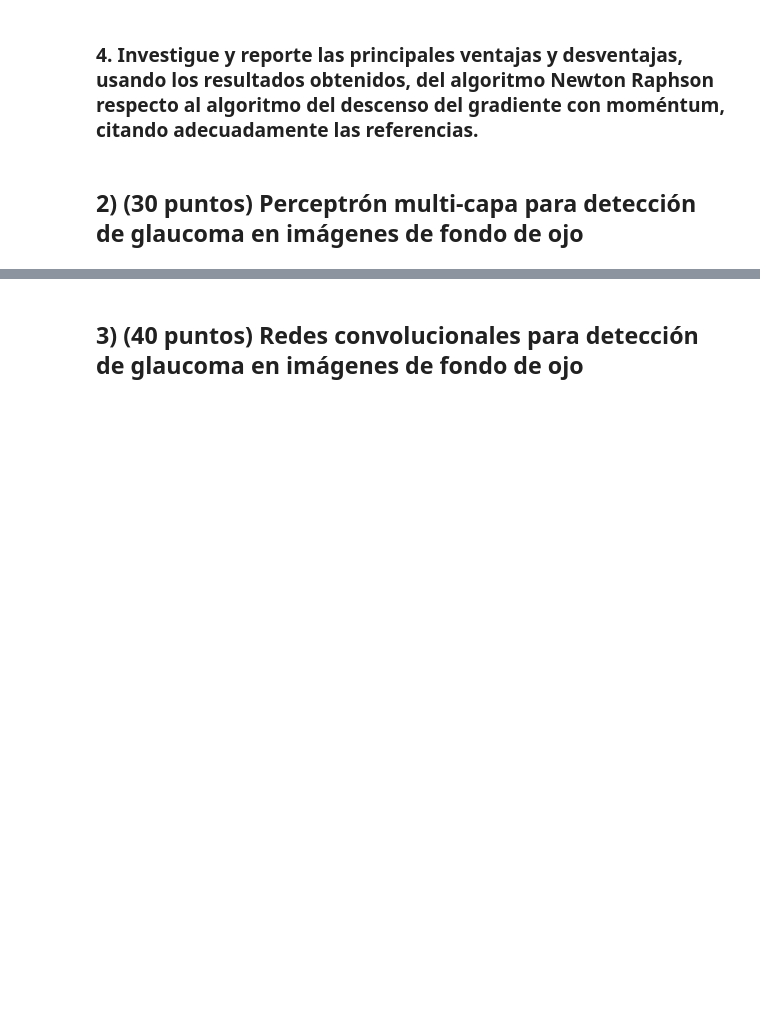
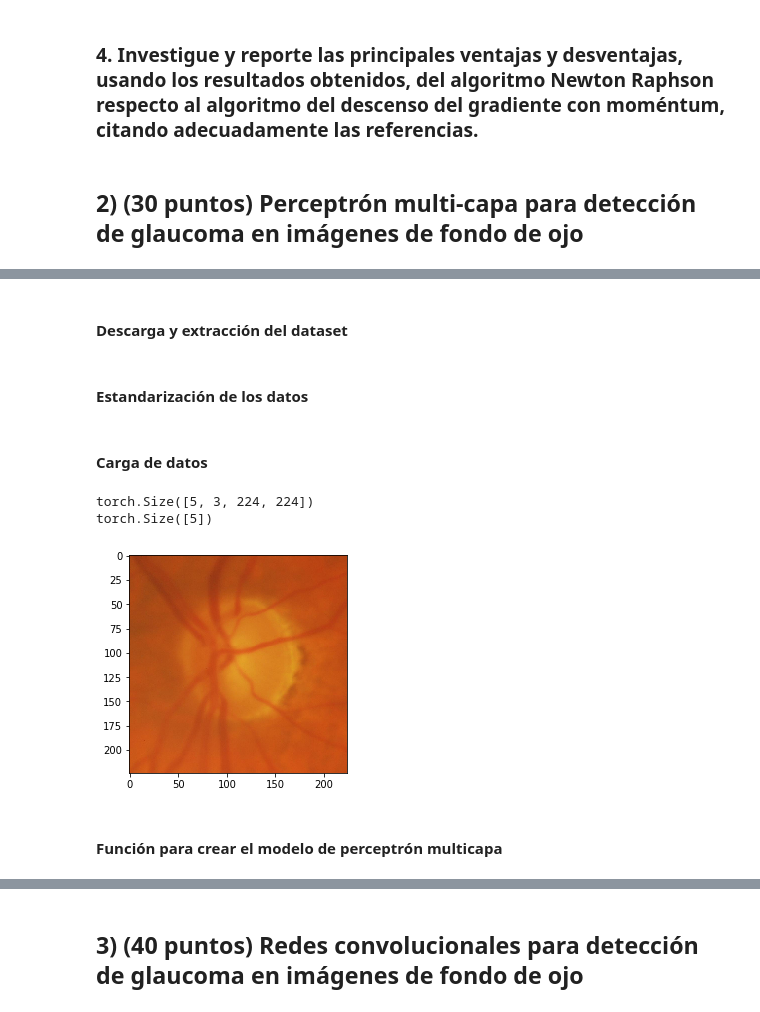
Before and after one commit to evillag/TEC_DL_II-2022, a Jupyter notebook: TP1/TP1_IBVOEV.ipynb, the cells around one changed output, grey strips where cells are left out. Cells and saved outputs as stored; diff of their text form; code cells hidden in the pictures; blank space fills up the shorter version.

```diff
--- a/TP1/TP1_IBVOEV.ipynb
+++ b/TP1/TP1_IBVOEV.ipynb
@@ -141,0 +170,2 @@ plt.show()
+# %% [markdown]
+#### Descarga y extracción del dataset
@@ -141,0 +178,49 @@ plt.show()
+# %% [markdown]
+#### Estandarización de los datos
+# %%
+_IMAGE_SIZE = [224, 224]
+
+transform = transforms.Compose([
+    transforms.ToTensor(),
+    #transforms.Normalize((0.5,), (0.5,)),
+    transforms.Resize(_IMAGE_SIZE),
+    #transforms.Grayscale(num_output_channels=1),
+])
+# %% [markdown]
+#### Carga de datos
+# %%
+_TRAIN_PATH = 'dataset_train_test/train'
+_TEST_PATH = 'dataset_train_test/test'
+_BATCH_SIZE = 5
+
+def load_test_train_data(train_path = _TRAIN_PATH, test_path = _TEST_PATH,
+                         bach_size=64):
+    train_set = datasets.ImageFolder(root= train_path, transform = transform)
+    test_set = datasets.ImageFolder(root= test_path, transform = transform)
+
+    train_loader = torch.utils.data.DataLoader(train_set, batch_size=bach_size,
+                                               shuffle=True)
+    test_loader = torch.utils.data.DataLoader(test_set, batch_size=bach_size,
+                                              shuffle=True)
+    return train_loader, test_loader
+
+train_loader, test_loader = load_test_train_data(bach_size=_BATCH_SIZE)
+dataiter = iter(train_loader) # creating a iterator
+images, labels = dataiter.next() # creating images for image and lables for image number (0 to 9)
+
+print(images.shape)
+print(labels.shape)
+
+# grayscale
+# plt.imshow(images[0].numpy().squeeze(), cmap='gray_r')
+
+# In order to plot a color image with RGB (3) channels, we need to transform the
+# dimensions for imshow from [3 x 128 x 128] to [128 x 128 x 3]:
+im2display = images[0].numpy().transpose((1,2,0))
+plt.imshow(im2display, interpolation='nearest');
+# %% [output]
+torch.Size([5, 3, 224, 224])
+torch.Size([5])
+[figure, added]
+# %% [markdown]
+#### Función para crear el modelo de perceptrón multicapa
```
Also changed, not shown: parts of 15 cells of this notebook.
